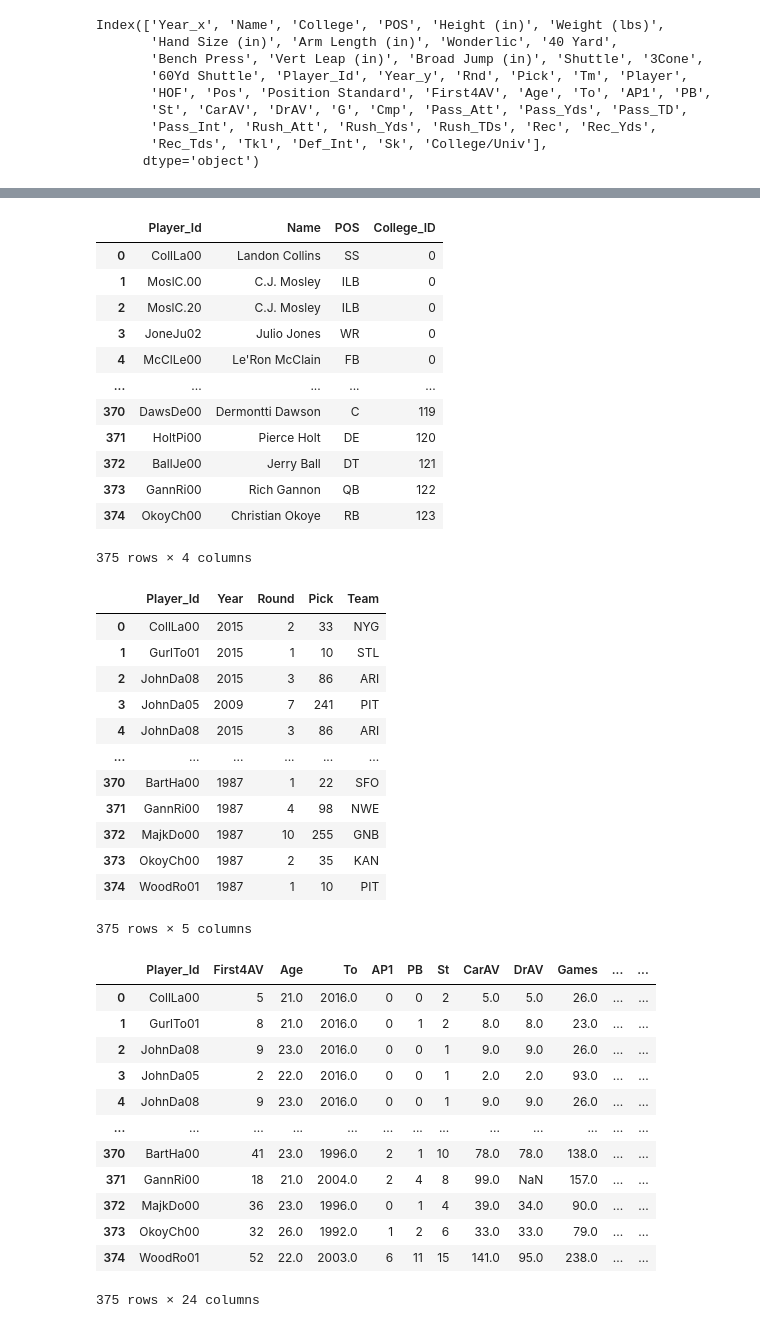
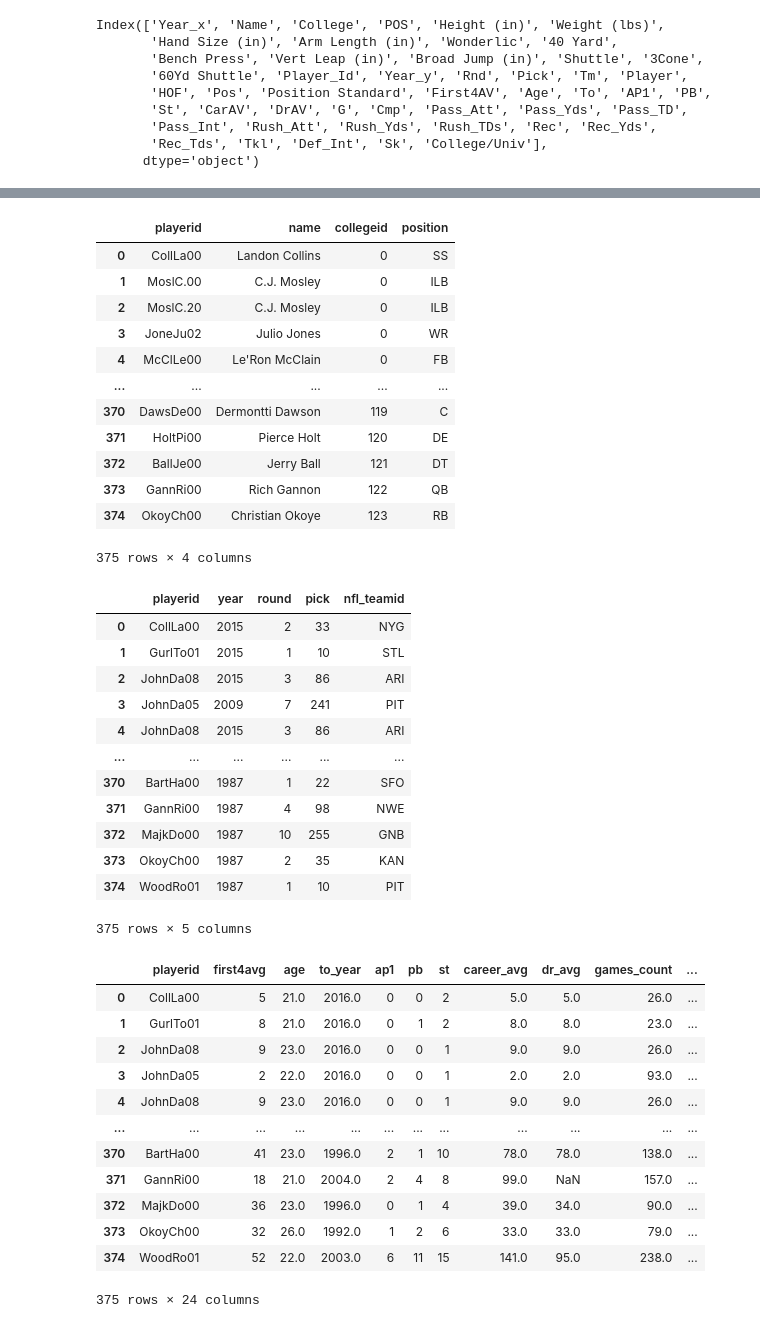
Before and after one commit to maheshws/NFLDataAnalysis, a Jupyter notebook: NFLPlayerInformation.ipynb, the cells around one changed output, grey strips where cells are left out. Cells and saved outputs as stored; diff of their text form; code cells hidden in the pictures.

Commit message:
Updated df column names to match database column names

```diff
--- a/NFLPlayerInformation.ipynb
+++ b/NFLPlayerInformation.ipynb
@@ -134,27 +135,30 @@ df_Players = df_NFLChampsMerged[["Player_Id","Name","College","POS"]].copy()
 # %%
 df_Players = pd.merge(df_Players,df_College,on="College")
 df_Players.drop(columns="College",inplace=True)
+df_Players.reset_index(drop=True,inplace=True)
+df_Players.rename(columns={"Player_Id": "playerid", "Name":"name", "POS":"position"}, inplace=True)
+df_Players = df_Players[["playerid","name","collegeid","position"]]
 df_Players
 # %% [output]
-|  | Player_Id | Name | POS | College_ID |
-| 0 | CollLa00 | Landon Collins | SS | 0 |
-| 1 | MoslC.00 | C.J. Mosley | ILB | 0 |
-| 2 | MoslC.20 | C.J. Mosley | ILB | 0 |
-| 3 | JoneJu02 | Julio Jones | WR | 0 |
-| 4 | McClLe00 | Le'Ron McClain | FB | 0 |
+|  | playerid | name | collegeid | position |
+| 0 | CollLa00 | Landon Collins | 0 | SS |
+| 1 | MoslC.00 | C.J. Mosley | 0 | ILB |
+| 2 | MoslC.20 | C.J. Mosley | 0 | ILB |
+| 3 | JoneJu02 | Julio Jones | 0 | WR |
+| 4 | McClLe00 | Le'Ron McClain | 0 | FB |
 | ... | ... | ... | ... | ... |
-| 370 | DawsDe00 | Dermontti Dawson | C | 119 |
-| 371 | HoltPi00 | Pierce Holt | DE | 120 |
-| 372 | BallJe00 | Jerry Ball | DT | 121 |
-| 373 | GannRi00 | Rich Gannon | QB | 122 |
-| 374 | OkoyCh00 | Christian Okoye | RB | 123 |
+| 370 | DawsDe00 | Dermontti Dawson | 119 | C |
+| 371 | HoltPi00 | Pierce Holt | 120 | DE |
+| 372 | BallJe00 | Jerry Ball | 121 | DT |
+| 373 | GannRi00 | Rich Gannon | 122 | QB |
+| 374 | OkoyCh00 | Christian Okoye | 123 | RB |
 375 rows × 4 columns
 # %%
 df_Draft =  df_NFLChampsMerged[["Player_Id",'Year_y', 'Rnd', 'Pick', 'Tm']].copy()
-df_Draft.rename(columns={"Year_y":"Year","Rnd":"Round","Tm":"Team"},inplace=True)
+df_Draft.rename(columns={"Player_Id":"playerid","Year_y":"year","Rnd":"round","Pick":"pick","Tm":"nfl_teamid"},inplace=True)
 df_Draft
 # %% [output]
-|  | Player_Id | Year | Round | Pick | Team |
+|  | playerid | year | round | pick | nfl_teamid |
 | 0 | CollLa00 | 2015 | 2 | 33 | NYG |
 | 1 | GurlTo01 | 2015 | 1 | 10 | STL |
 | 2 | JohnDa08 | 2015 | 3 | 86 | ARI |
@@ -169,21 +173,25 @@ df_Draft
 375 rows × 5 columns
 # %%
 df_PlayerStats = df_NFLChampsMerged[["Player_Id","First4AV","Age", "To","AP1", "PB","St", "CarAV", "DrAV","G", "Cmp", "Pass_Att", "Pass_Yds", "Pass_TD","Pass_Int", "Rush_Att","Rush_Yds", "Rush_TDs", "Rec", "Rec_Yds", "Rec_Tds","Tkl", "Def_Int", "Sk"]].copy()
-df_PlayerStats.rename(columns={"Cmp":"Completion","G":"Games","Tkl":"Tackles","Sk":"Sacks"},inplace=True)
+df_PlayerStats.rename(columns={"Player_Id":"playerid","First4AV":"first4avg","Age":"age","To":"to_year","AP1":"ap1","PB":"pb",\
+                               "St":"st","CarAV":"career_avg","DrAV":"dr_avg","G":"games_count","Cmp":"completion",\
+                               "Pass_Att":"pass_att","Pass_Yds":"pass_yds","Pass_TD":"pass_td","Pass_Int":"pass_int","Rush_Att":"rush_att",\
+                               "Rush_Yds":"rush_yds","Rush_TDs":"rush_tds","Rec":"rec","Rec_Yds":"rec_yds","Rec_Tds":"rec_tds",\
+                               "Tkl":"tackle","Def_Int":"def_int","Sk":"sk"},inplace=True)
 df_PlayerStats
 # %% [output]
-|  | Player_Id | First4AV | Age | To | AP1 | PB | St | CarAV | DrAV | Games | ... | ... |
-| 0 | CollLa00 | 5 | 21.0 | 2016.0 | 0 | 0 | 2 | 5.0 | 5.0 | 26.0 | ... | ... |
-| 1 | GurlTo01 | 8 | 21.0 | 2016.0 | 0 | 1 | 2 | 8.0 | 8.0 | 23.0 | ... | ... |
-| 2 | JohnDa08 | 9 | 23.0 | 2016.0 | 0 | 0 | 1 | 9.0 | 9.0 | 26.0 | ... | ... |
-| 3 | JohnDa05 | 2 | 22.0 | 2016.0 | 0 | 0 | 1 | 2.0 | 2.0 | 93.0 | ... | ... |
-| 4 | JohnDa08 | 9 | 23.0 | 2016.0 | 0 | 0 | 1 | 9.0 | 9.0 | 26.0 | ... | ... |
-| ... | ... | ... | ... | ... | ... | ... | ... | ... | ... | ... | ... | ... |
-| 370 | BartHa00 | 41 | 23.0 | 1996.0 | 2 | 1 | 10 | 78.0 | 78.0 | 138.0 | ... | ... |
-| 371 | GannRi00 | 18 | 21.0 | 2004.0 | 2 | 4 | 8 | 99.0 | NaN | 157.0 | ... | ... |
-| 372 | MajkDo00 | 36 | 23.0 | 1996.0 | 0 | 1 | 4 | 39.0 | 34.0 | 90.0 | ... | ... |
-| 373 | OkoyCh00 | 32 | 26.0 | 1992.0 | 1 | 2 | 6 | 33.0 | 33.0 | 79.0 | ... | ... |
-| 374 | WoodRo01 | 52 | 22.0 | 2003.0 | 6 | 11 | 15 | 141.0 | 95.0 | 238.0 | ... | ... |
+|  | playerid | first4avg | age | to_year | ap1 | pb | st | career_avg | dr_avg | games_count | ... |
+| 0 | CollLa00 | 5 | 21.0 | 2016.0 | 0 | 0 | 2 | 5.0 | 5.0 | 26.0 | ... |
+| 1 | GurlTo01 | 8 | 21.0 | 2016.0 | 0 | 1 | 2 | 8.0 | 8.0 | 23.0 | ... |
+| 2 | JohnDa08 | 9 | 23.0 | 2016.0 | 0 | 0 | 1 | 9.0 | 9.0 | 26.0 | ... |
+| 3 | JohnDa05 | 2 | 22.0 | 2016.0 | 0 | 0 | 1 | 2.0 | 2.0 | 93.0 | ... |
+| 4 | JohnDa08 | 9 | 23.0 | 2016.0 | 0 | 0 | 1 | 9.0 | 9.0 | 26.0 | ... |
+| ... | ... | ... | ... | ... | ... | ... | ... | ... | ... | ... | ... |
+| 370 | BartHa00 | 41 | 23.0 | 1996.0 | 2 | 1 | 10 | 78.0 | 78.0 | 138.0 | ... |
+| 371 | GannRi00 | 18 | 21.0 | 2004.0 | 2 | 4 | 8 | 99.0 | NaN | 157.0 | ... |
+| 372 | MajkDo00 | 36 | 23.0 | 1996.0 | 0 | 1 | 4 | 39.0 | 34.0 | 90.0 | ... |
+| 373 | OkoyCh00 | 32 | 26.0 | 1992.0 | 1 | 2 | 6 | 33.0 | 33.0 | 79.0 | ... |
+| 374 | WoodRo01 | 52 | 22.0 | 2003.0 | 6 | 11 | 15 | 141.0 | 95.0 | 238.0 | ... |
 375 rows × 24 columns
 # %%
 #df_CombineData = df_NFLChampsMerged[['Player_Id','Height (in)', 'Weight (lbs)','Hand Size (in)', 'Arm Length (in)', 'Wonderlic', '40 Yard','Bench Press', 'Vert Leap (in)', 'Broad Jump (in)', 'Shuttle', '3Cone','60Yd Shuttle']].copy()
```
Also changed, not shown: parts of 8 cells of this notebook.
